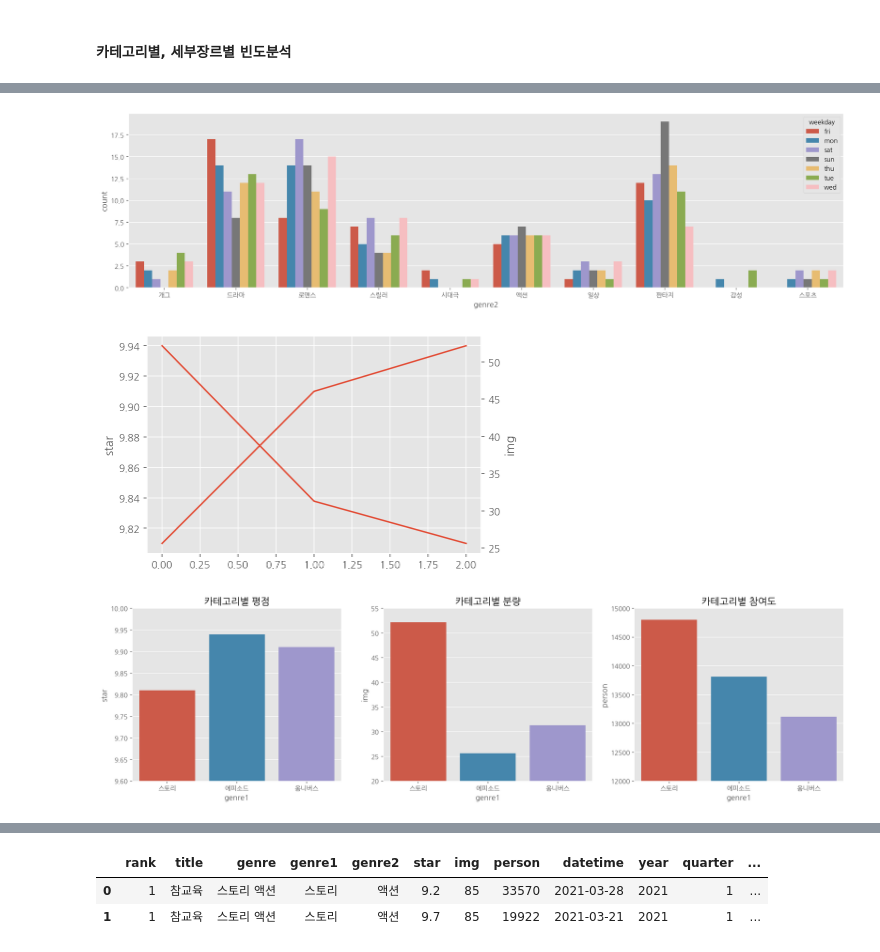
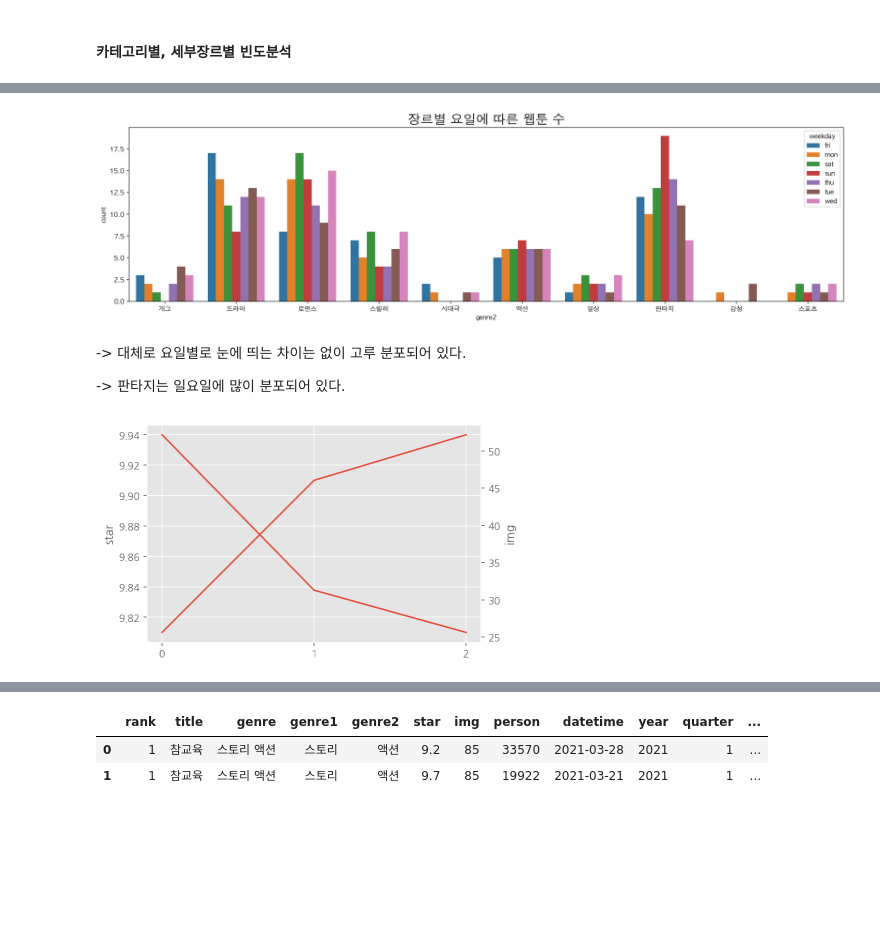
Before and after one commit to aeea-0605/first_project, a Jupyter notebook: NaverWebtoon_EDA/EDA.ipynb, the cells around one changed output, grey strips where cells are left out. Drawn from its saved outputs; the diff is of its cells as text; code cells hidden in the pictures; blank space fills up the shorter version.

```diff
--- a/NaverWebtoon_EDA/EDA.ipynb
+++ b/NaverWebtoon_EDA/EDA.ipynb
@@ -66,10 +228,0 @@ with open('data/every_yearly_webtoon.pkl', 'rb') as f:
-# %%
-weekly_df.drop(columns="link", axis=1, inplace=True)
-
-weekly_df['title'] = weekly_df['title'].apply(title_strip)
-weekly_df['img'] = weekly_df['img'].astype('int')
-weekly_df['person'] = weekly_df['person'].astype('int')
-weekly_df['date'] = pd.to_datetime(weekly_df['date'], format='%Y-%m-%d', errors='raise')
-
-weekly_df.rename(columns={'day':'weekday', 'date':'datetime'}, inplace=True)
-weekly_df.tail()
@@ -102,10 +252 @@ yearly_df.tail()
 - 연도별, 분기별, 월별, 날짜별 세분화
-# %%
-weekly_df['year'] = weekly_df['datetime'].dt.year
-weekly_df['quarter'] = weekly_df['datetime'].dt.quarter
-weekly_df['month'] = weekly_df['datetime'].dt.month
-weekly_df['day'] = weekly_df['datetime'].dt.day
-
-weekly_df = weekly_df[['rank', 'title', 'genre', 'star', 'img', 'person', 'datetime', 'year', 'quarter', 'month', 'day', 'weekday']]
-print(weekly_df.shape)
-weekly_df.tail()
@@ -300,15 +433,12 @@ def split_genre2(genre):
 # %%
-weekly_df['genre1'] = weekly_df['genre'].apply(split_genre1)
-weekly_df['genre2'] = weekly_df['genre'].apply(split_genre2)
+weekly_df['genre1'] = weekly_df['genre'].apply(lambda x: x.split()[0])
+weekly_df['genre2'] = weekly_df['genre'].apply(lambda x: x.split()[1])
 
-yearly_df['genre1'] = yearly_df['genre'].apply(split_genre1)
-yearly_df['genre2'] =yearly_df['genre'].apply(split_genre2)
+yearly_df['genre1'] = yearly_df['genre'].apply(lambda x: x.split()[0])
+yearly_df['genre2'] =yearly_df['genre'].apply(lambda x: x.split()[1])
+
+weekly_df = weekly_df[['rank', 'title', 'genre', 'genre1', 'genre2', 'star', 'img', 'person', 'datetime', 'year', 'quarter', 'month', 'day', 'weekday']]
+yearly_df = yearly_df[['cate_year', 'title', 'genre', 'genre1', 'genre2', 'star', 'img', 'person', 'datetime', 'year', 'quarter', 'month', 'day']]
-# %%
-weekly_df = weekly_df[[
-    'rank', 'title', 'genre', 'genre1', 'genre2', 'star', 'img', 'person', 'datetime', 'year', 'quarter', 'month', 'day', 'weekday']]
-
-yearly_df = yearly_df[[
-    'year', 'title', 'genre', 'genre1', 'genre2', 'star', 'img', 'person', 'datetime', 'date_year', 'quarter', 'month', 'day']]
 # %%
 weekly_df.tail(2)
 # %% [output]
@@ -357,11 +519,16 @@ plt.show()
 # %%
 result2 = weekly_df.groupby(['weekday', 'title', 'genre2']).size().reset_index().groupby(['weekday', 'genre2']).size().reset_index(name='count')
 
 plt.figure(figsize=(20, 5))
 sns.barplot(data=result2, x='genre2', y='count', hue='weekday')
+plt.title('장르별 요일에 따른 웹툰 수', fontsize=20)
 plt.show()
 # %% [output]
-[figure, old version]
+[figure, new version]
+# %% [markdown]
+-> 대체로 요일별로 눈에 띄는 차이는 없이 고루 분포되어 있다.
+
+-> 판타지는 일요일에 많이 분포되어 있다.
 # %%
 result = weekly_df.groupby('genre1').agg('mean').round(2)[['star', 'img', 'person']].reset_index()
 result.sort_values('star', inplace=True)
@@ -377,30 +544,7 @@ ax2 = ax1.twinx()
 ax2.plot(result['img'])
 ax2.set_ylabel('img')
 
+plt.xticks([0, 1, 2])
 plt.grid(False)
 # %% [output]
-[figure, old version]
+[figure, new version]
-# %%
-result = weekly_df.groupby('genre1').agg('mean').round(2)[['star', 'img', 'person']].reset_index()
-
-
-plt.figure(figsize=(20, 5))
-
-plt.subplot(131)
-sns.barplot(data=result, x='genre1', y='star')
-plt.title('카테고리별 평점', fontsize=15)
-plt.ylim((9.6, 10))
-
-plt.subplot(132)
-sns.barplot(data=result, x='genre1', y='img')
-plt.title('카테고리별 분량', fontsize=15)
-plt.ylim((20, 55))
-
-plt.subplot(133)
-sns.barplot(data=result, x='genre1', y='person')
-plt.title('카테고리별 참여도', fontsize=15)
-plt.ylim((12000, 15000))
-
-plt.show()
-# %% [output]
-[figure, removed]
```
Also changed, not shown: parts of 118 cells of this notebook.
